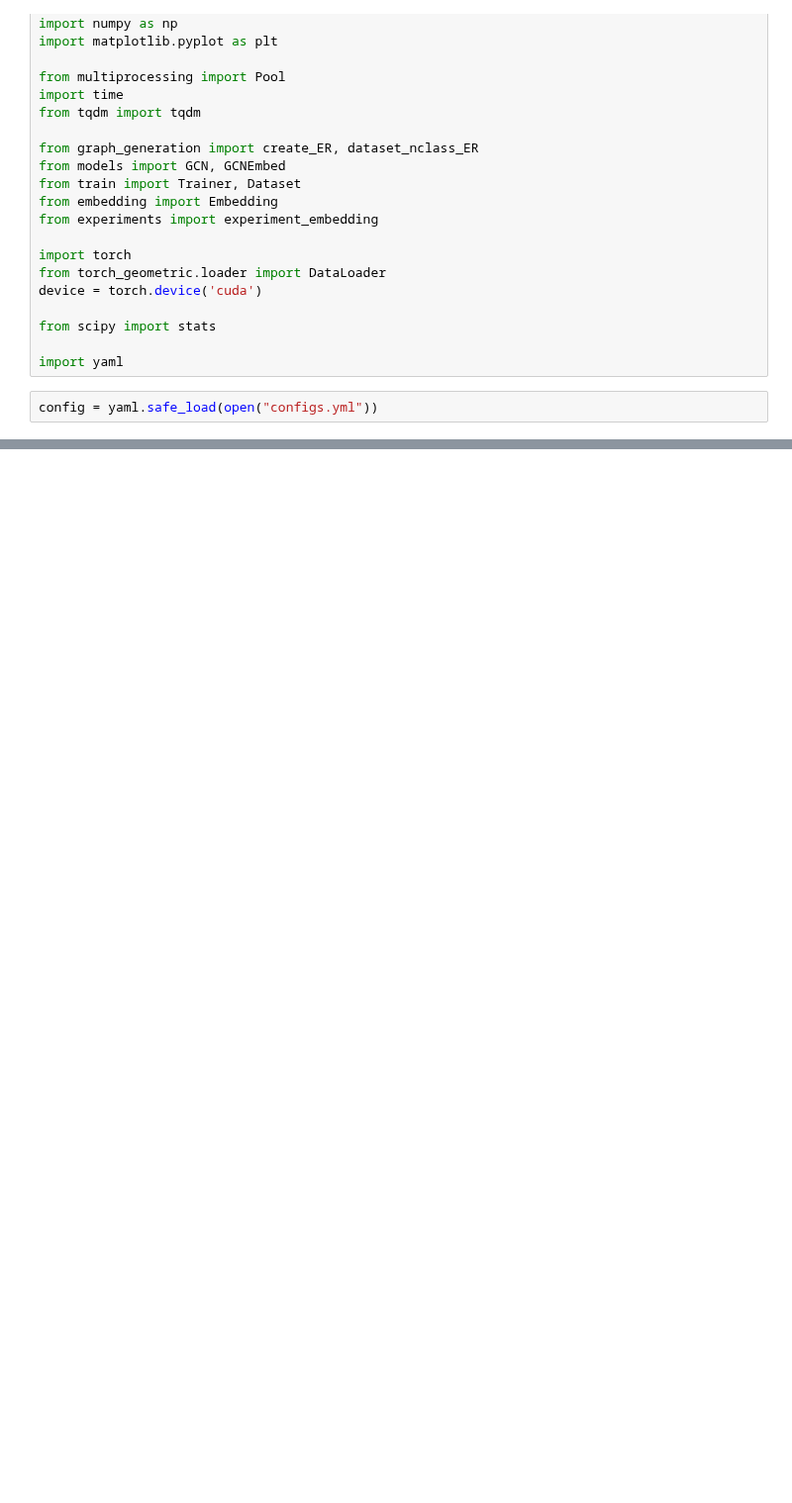
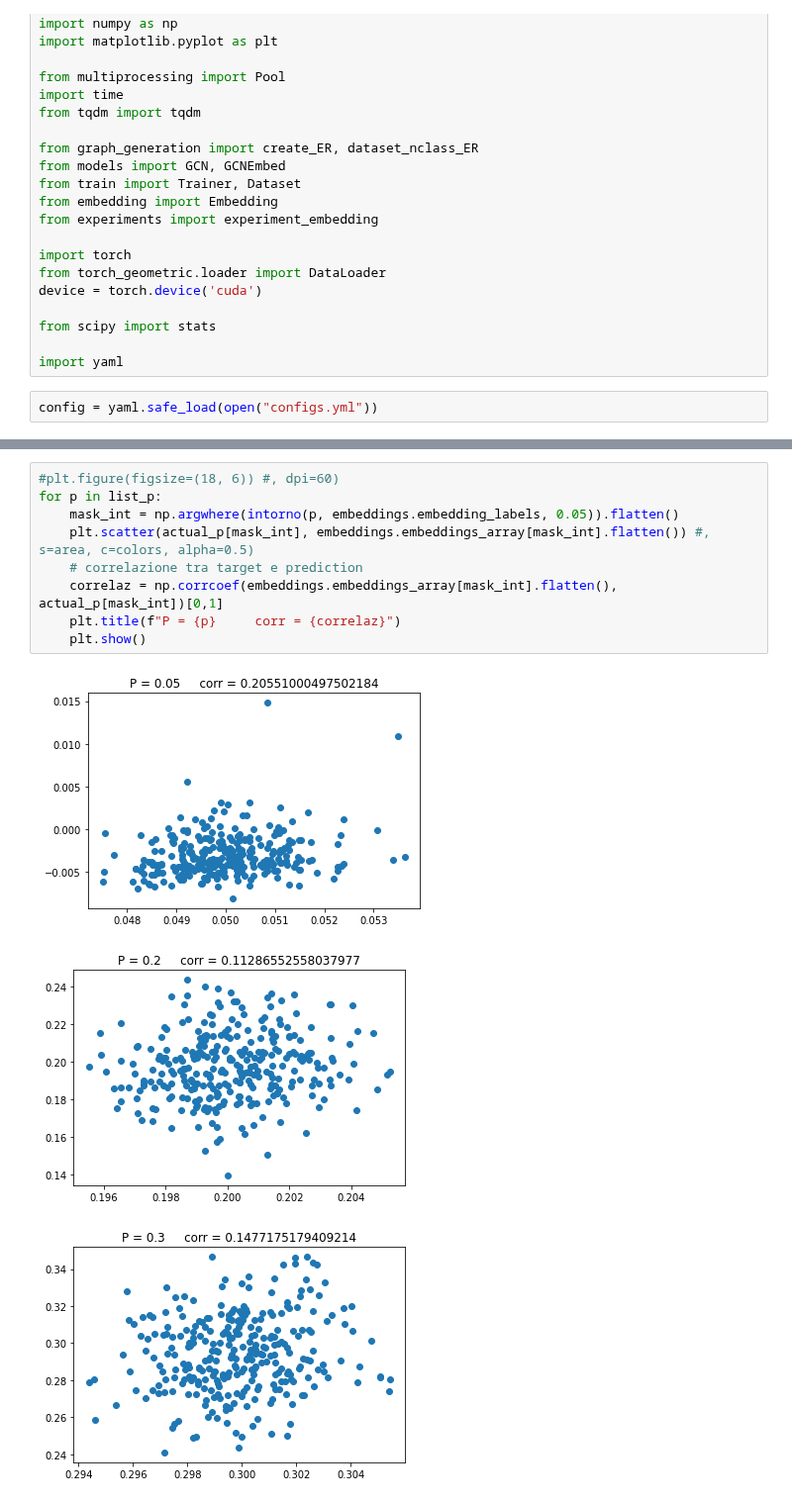
Before and after one commit to dandarm/Embednet, a Jupyter notebook: Embedding_dim.ipynb, the cells around one changed output, grey strips where cells are left out. Shown at 99% size. Cells and saved outputs as stored; diff of their text form; blank space fills up the shorter version.

```diff
--- a/Embedding_dim.ipynb
+++ b/Embedding_dim.ipynb
@@ -51,0 +125,13 @@ plt.show()
+# %%
+#plt.figure(figsize=(18, 6)) #, dpi=60)
+for p in list_p:
+    mask_int = np.argwhere(intorno(p, embeddings.embedding_labels, 0.05)).flatten()
+    plt.scatter(actual_p[mask_int], embeddings.embeddings_array[mask_int].flatten()) #, s=area, c=colors, alpha=0.5)
+    # correlazione tra target e prediction
+    correlaz = np.corrcoef(embeddings.embeddings_array[mask_int].flatten(), actual_p[mask_int])[0,1]
+    plt.title(f"P = {p}     corr = {correlaz}")
+    plt.show()
+# %% [output]
+[figure, added]
+[figure, added]
+[figure, added]
```
Also changed, not shown: parts of 12 cells of this notebook, 2 other files.
